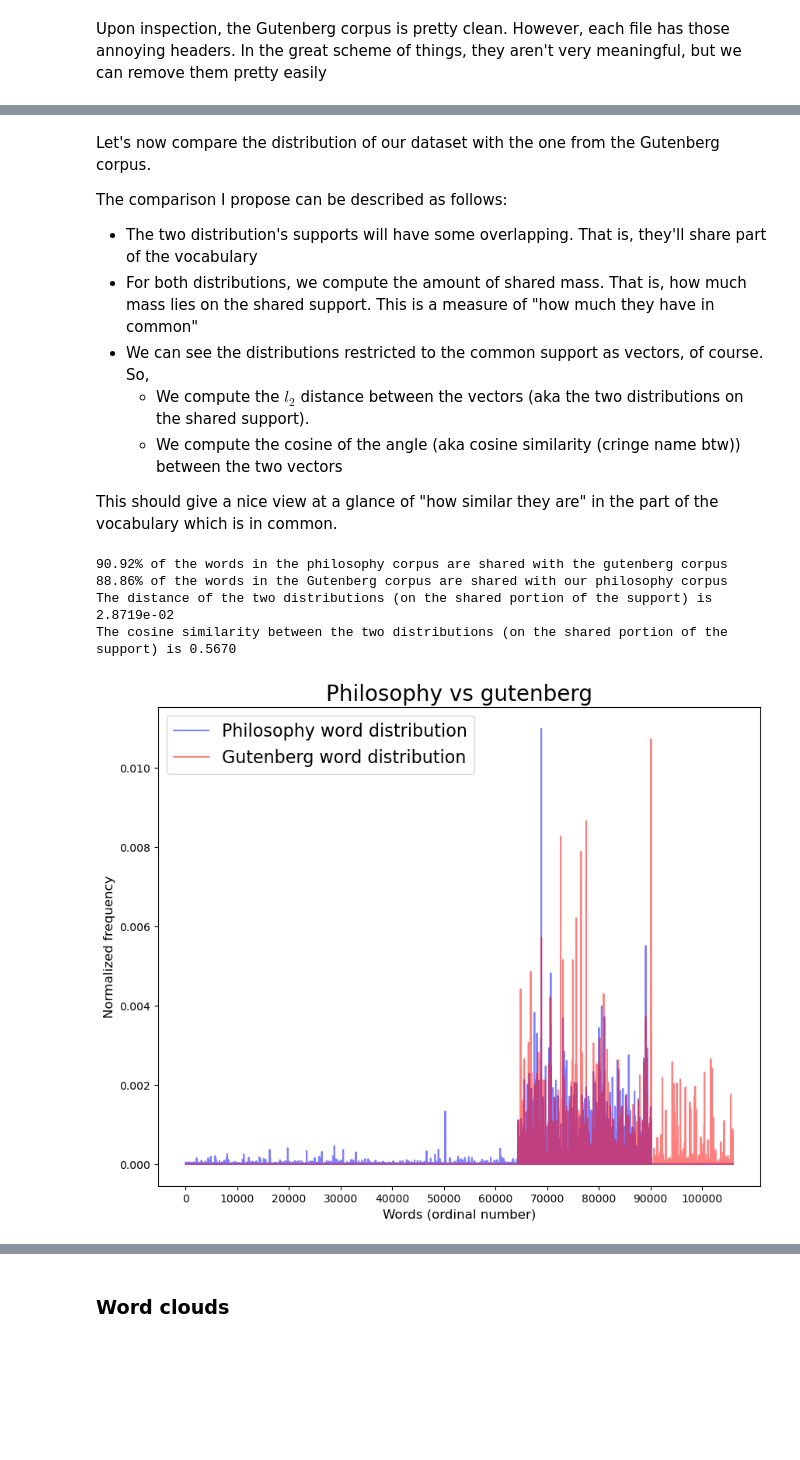
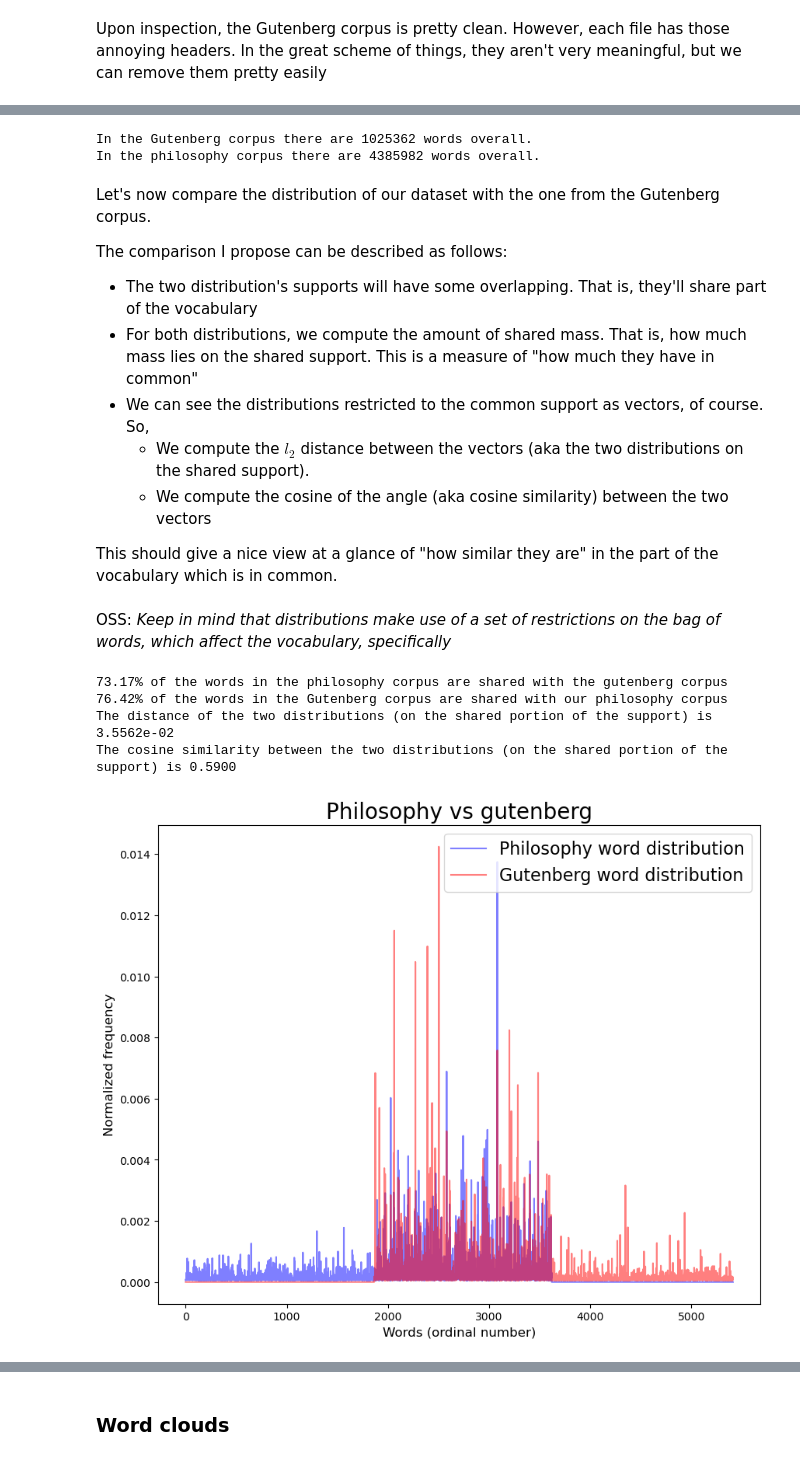
Before and after one commit to giordanoscerra/ProjectAthena, a Jupyter notebook: Exploration/contrastive_analysis.ipynb, the cells around one changed output, grey strips where cells are left out. Drawn from its saved outputs; the diff is of its cells as text; code cells hidden in the pictures; blank space fills up the shorter version.

```diff
--- a/Exploration/contrastive_analysis.ipynb
+++ b/Exploration/contrastive_analysis.ipynb
@@ -174,16 +170,8 @@ The `schools_distribution`s use the original tokens, but for the overall bag of
 # %%
-# Lowercase the words and remove stopwords (we're just comparing counts)
-overall_bow = nltk.FreqDist([w.lower() for w in chain.from_iterable(df['tokenized_txt']) if (w not in stopwords_list and w.isalnum())])
+overall_bow = nltk.FreqDist([w.lower() for w in chain.from_iterable(df['tokenized_txt']) if (w not in stopwords_list and w.isalpha())])
 
-threshold = 0   # 0.01
-total_words = sum(overall_bow.values())  # overall_bow.N()
-lower_bound = threshold*total_words
-
-# filter away infrequent words
-thresholded_distribution = {key:val for (key,val) in overall_bow.items() if val>threshold}
-
-# normalize
-total_mass = sum(thresholded_distribution.values()) # thresholded_distribution.N()
-philosophy_distribution = {k:v/total_mass for (k,v) in thresholded_distribution.items()}
+# We keep only the top 80% of the mass, to keep things more manageable
+threshold = 0.8
+philosophy_distribution = compute_distribution(overall_bow, threshold)
 
 assert sum(philosophy_distribution.values()) == 1, "There's a problem in the normalization: sum is not one"
@@ -263,21 +237,26 @@ Upon inspection, the Gutenberg corpus is pretty clean. However, each file has th
 # %%
 filtered_words = []
-threshold = 0  #0.05
+threshold = 0.8
 for filename in gutenberg.fileids():
     words_list = gutenberg.words(filename)
-    # We filter away stopwords and non-alphanumeric words
+    # We filter away stopwords and non-alpha words
+    # (numbers are common in this corpus, and a distributional comparison on numbers is not very meaningful)
     # We also remove the trailing header
-    filtered_words.append([w for w in words_list[words_list.index(']'):] if (w.lower() not in stopwords_list and w.isalnum())])
+    filtered_words.append([w for w in words_list[words_list.index(']'):] if (w.lower() not in stopwords_list and w.isalpha())])
 
-# We lowercase the words
+# We lowercase the words (as we did for the philosophy corpus)
 gutenberg_freq_dist = nltk.FreqDist([w.lower() for w in chain.from_iterable(filtered_words)])
 
-# We could remove the rarest words
-total_mass = sum(gutenberg_freq_dist.values())  # gutenberg_freq_dist.N()
-lower_bound = threshold*total_mass
-gutenberg_distribution = {k:v/total_mass for (k,v) in gutenberg_freq_dist.items() if v>lower_bound}
+# Create the distribution
+gutenberg_distribution = compute_distribution(gutenberg_freq_dist, threshold)
 
 assert sum(gutenberg_distribution.values()) == 1, "There's a problem in the normalization: sum is not one"
+# %%
+print(f"In the Gutenberg corpus there are {sum(gutenberg_freq_dist.values())} words overall.")
+print(f"In the philosophy corpus there are {sum(overall_bow.values())} words overall.")
+# %% [output]
+In the Gutenberg corpus there are 1025362 words overall.
+In the philosophy corpus there are 4385982 words overall.
 # %% [markdown]
 Let's now compare the distribution of our dataset with the one from the Gutenberg corpus.
 
@@ -286,9 +265,11 @@ The comparison I propose can be described as follows:
 - For both distributions, we compute the amount of shared mass. That is, how much mass lies on the shared support. This is a measure of "how much they have in common"
 - We can see the distributions restricted to the common support as vectors, of course. So,
     - We compute the $l_2$ distance between the vectors (aka the two distributions on the shared support).
-    - We compute the cosine of the angle (aka cosine similarity (cringe name btw)) between the two vectors
+    - We compute the cosine of the angle (aka cosine similarity) between the two vectors
 
 This should give a nice view at a glance of "how similar they are" in the part of the vocabulary which is in common.
+# %% [markdown]
+OSS: *Keep in mind that distributions make use of a set of restrictions on the bag of words, which affect the vocabulary, specifically*
 # %%
 # shared support: words present in both corpora
 shared_support = [k for k in philosophy_distribution.keys() if k in gutenberg_distribution.keys()]
@@ -317,24 +298,21 @@ print(f'{100*shared_mass_gutenberg:2.2f}% of the words in the Gutenberg corpus a
 print(f'The distance of the two distributions (on the shared portion of the support) is {distance:.4e}')
 print(f'The cosine similarity between the two distributions (on the shared portion of the support) is {dot/(norm_philosophy*norm_gutenberg):.4f}')
 # %% [output]
-90.92% of the words in the philosophy corpus are shared with the gutenberg corpus
-88.86% of the words in the Gutenberg corpus are shared with our philosophy corpus
-The distance of the two distributions (on the shared portion of the support) is 2.8719e-02
-The cosine similarity between the two distributions (on the shared portion of the support) is 0.5670
+73.17% of the words in the philosophy corpus are shared with the gutenberg corpus
+76.42% of the words in the Gutenberg corpus are shared with our philosophy corpus
+The distance of the two distributions (on the shared portion of the support) is 3.5562e-02
+The cosine similarity between the two distributions (on the shared portion of the support) is 0.5900
 # %%
-from exploration_utils import save_plot, plot_superimposed_distributions
-
 RANGE = 100000
 
-#fig, ax = plt.subplots(figsize=(10,12))
 plot_superimposed_distributions(philosophy_distribution,
                                         gutenberg_distribution,
                                         label1='Philosophy word distribution',
                                         label2='Gutenberg word distribution',
                                         distribution1='philosophy',
                                         distribution2='gutenberg',)
                                         #range=RANGE)
-#save_plot(plt, 'philosophy_vs_gutenberg_distributions')
+save_plot(plt, 'philosophy_vs_gutenberg_distributions')
 plt.show()
 # %% [output]
-[figure, old version]
+[figure, new version]
```
Also changed, not shown: parts of 45 cells of this notebook, 7 other files.
